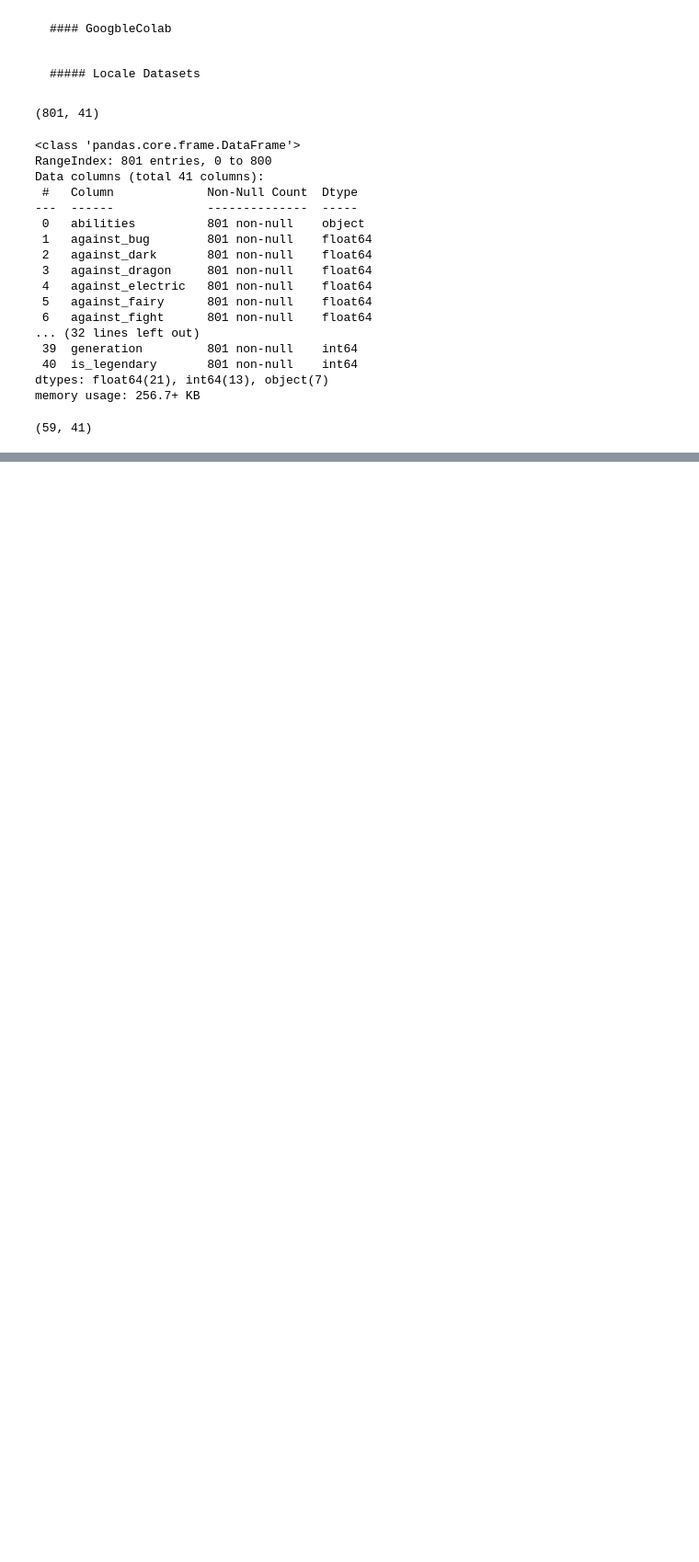
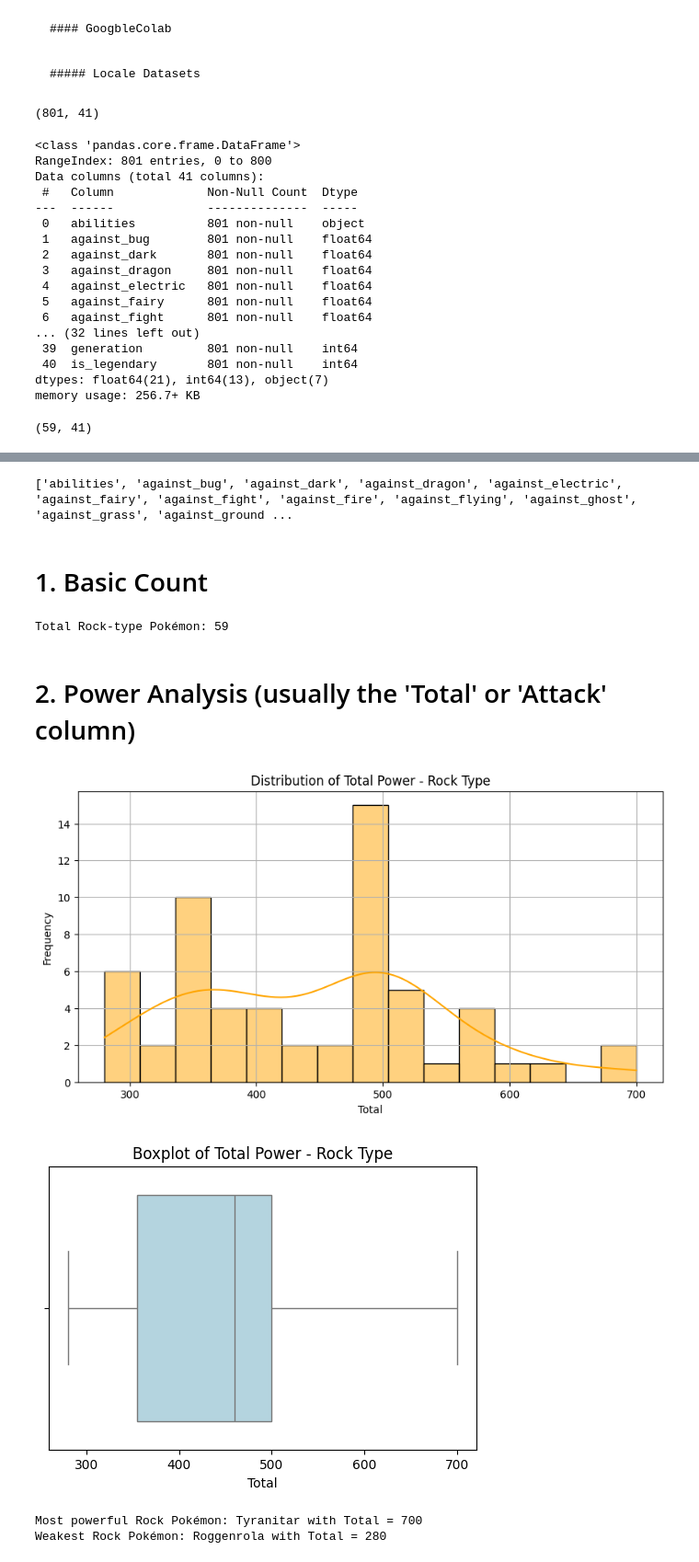
Before and after one commit to driosoft-pro/DataPokemonBattle, a Jupyter notebook: pokemon_battle_rock.ipynb, the cells around one changed output, grey strips where cells are left out. Shown at 92% size. Drawn from its saved outputs; the diff is of its cells as text; code cells hidden in the pictures; blank space fills up the shorter version.

```diff
--- a/pokemon_battle_rock.ipynb
+++ b/pokemon_battle_rock.ipynb
@@ -74,3 +73,44 @@ df_rock.head(10)
 | 7 | ['Swift Swim', 'Shell Armor', 'We... | 1.0 | 1.0 | 1.0 | 2.0 | 1.0 | 2.0 | ... |
 | 8 | ['Swift Swim', 'Battle Armor', 'W... | 1.0 | 1.0 | 1.0 | 2.0 | 1.0 | 2.0 | ... |
 | 9 | ['Swift Swim', 'Battle Armor', 'W... | 1.0 | 1.0 | 1.0 | 2.0 | 1.0 | 2.0 | ... |
+# %%
+print(df_rock.columns.tolist())
+# %% [output]
+['abilities', 'against_bug', 'against_dark', 'against_dragon', 'against_electric', 'against_fairy', 'against_fight', 'against_fire', 'against_flying', 'against_ghost', 'against_grass', 'against_ground ...
+# %% [markdown]
+# 1. Basic Count
+# %%
+# Filter the dataset to include only rock-type Pokémon
+rock_pokemon = df[(df['type1'] == 'rock') | (df['type2'] == 'rock')].reset_index(drop=True)
+print(f"Total Rock-type Pokémon: {rock_pokemon.shape[0]}")
+# %% [output]
+Total Rock-type Pokémon: 59
+# %% [markdown]
+# 2. Power Analysis (usually the 'Total' or 'Attack' column)
+# %%
+# Plot distribution of Total power
+plt.figure(figsize=(10, 5))
+sns.histplot(df_rock['base_total'], kde=True, bins=15, color='orange')
+plt.title('Distribution of Total Power - Rock Type')
+plt.xlabel('Total')
+plt.ylabel('Frequency')
+plt.grid(True)
+plt.show()
+
+# Boxplot for power
+plt.figure(figsize=(6, 4))
+sns.boxplot(x=df_rock['base_total'], color='lightblue')
+plt.title('Boxplot of Total Power - Rock Type')
+plt.xlabel('Total')
+plt.show()
+
+# Most and least powerful Pokémon
+most_powerful = df_rock.loc[df_rock['base_total'].idxmax()]
+least_powerful = df_rock.loc[df_rock['base_total'].idxmin()]
+print(f"Most powerful Rock Pokémon: {most_powerful['name']} with Total = {most_powerful['base_total']}")
+print(f"Weakest Rock Pokémon: {least_powerful['name']} with Total = {least_powerful['base_total']}")
+# %% [output]
+[figure, added]
+[figure, added]
+Most powerful Rock Pokémon: Tyranitar with Total = 700
+Weakest Rock Pokémon: Roggenrola with Total = 280
```
Also changed, not shown: parts of 13 cells of this notebook.
